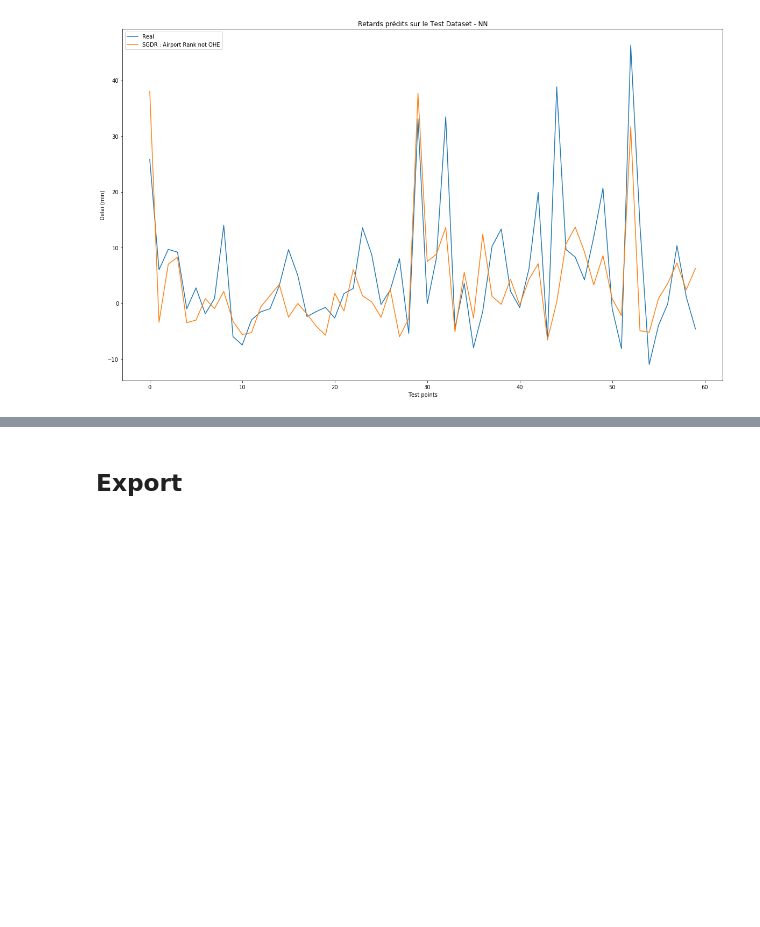
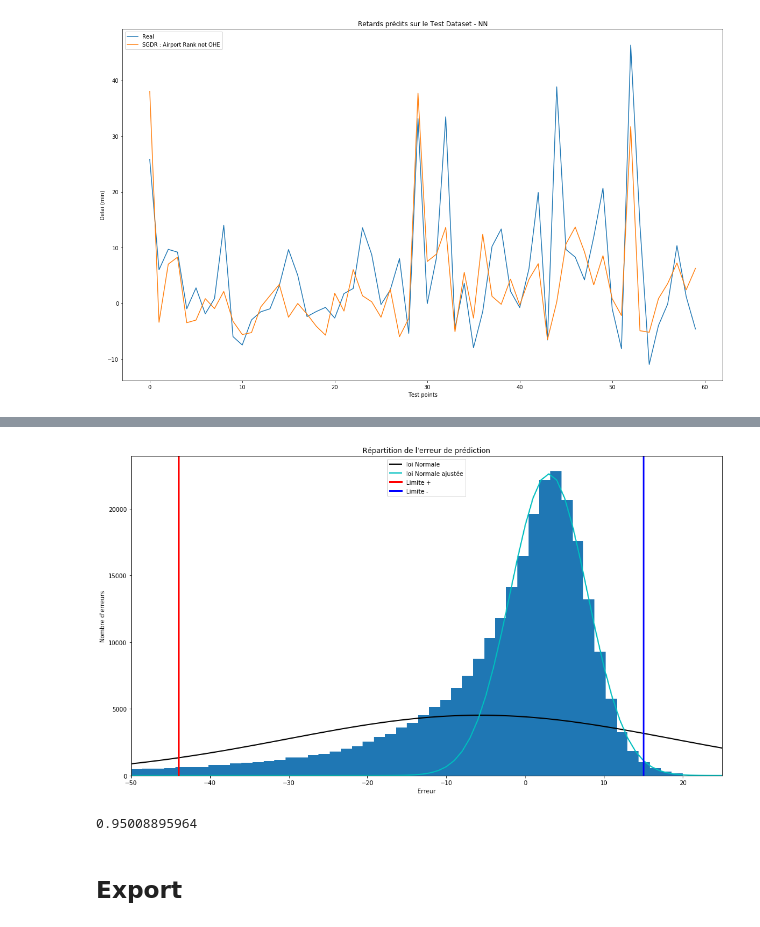
Before and after one commit to Coni63/OC_DS, a Jupyter notebook: P4/Model 2.ipynb, the cells around one changed output, grey strips where cells are left out. Saved outputs shown, nothing was run; the diff lists cells and outputs as text; code cells hidden in the pictures; blank space fills up the shorter version.

```diff
--- a/P4/Model 2.ipynb
+++ b/P4/Model 2.ipynb
@@ -793,0 +802,5 @@ plt.show()
+# %%
+mu = error2.mean()
+sigma = error2.std()
+bins= 50
+r = range(-50,20)
@@ -793,0 +847,27 @@ plt.show()
+# %%
+def f(x):
+    return 1/(sigma * np.sqrt(2 * np.pi)) * np.exp(-(x - mu)**2 / (2 * sigma**2) )
+
+x = np.array(list(range(-60,30)))
+y = f(x)
+# %%
+def f2(x, mu, sigma):
+    return 1/(sigma * np.sqrt(2 * np.pi)) * np.exp(-(x - mu)**2 / (2 * sigma**2) )
+
+y2 = f2(x, 3, 4.9)
+# %%
+plt.figure(figsize=(18,10))
+plt.hist(error2, range=(-50,20), bins=50)
+plt.plot(x, len(error2)*y, linewidth=2, color='k', label="loi Normale")
+plt.plot(x, len(error2)*y2, linewidth=2,  color='c', label="loi Normale ajustée")
+plt.axvline(x=-44, linewidth=3, color='r', label = "Limite +")
+plt.axvline(x=+15, linewidth=3, color='b', label = "Limite -")
+plt.title("Répartition de l'erreur de prédiction")
+plt.legend()
+plt.xlabel("Erreur")
+plt.ylabel("Nombre d'erreurs")
+plt.xlim(-50,25)
+plt.savefig("img/interval.png")
+plt.show()
+# %% [output]
+[figure, added]
@@ -794,3 +876,8 @@ plt.show()
+# %%
+count = (error2 < 15).sum() - (error2 < -44).sum()
+print(count/total)
+# %% [output]
+0.95008895964
 # %% [markdown]
 ## Export
 # %%
```
Also changed, not shown: parts of 14 cells of this notebook, 5 other files.
